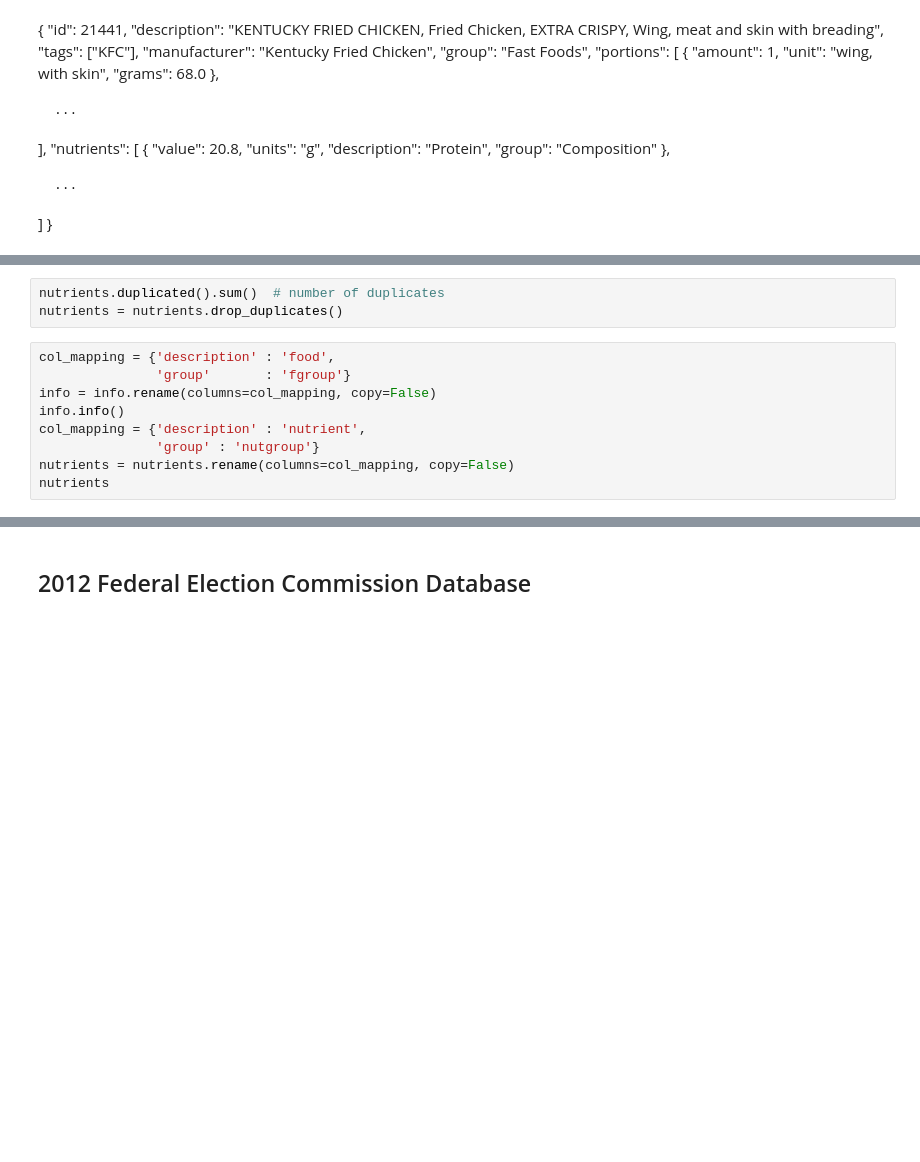
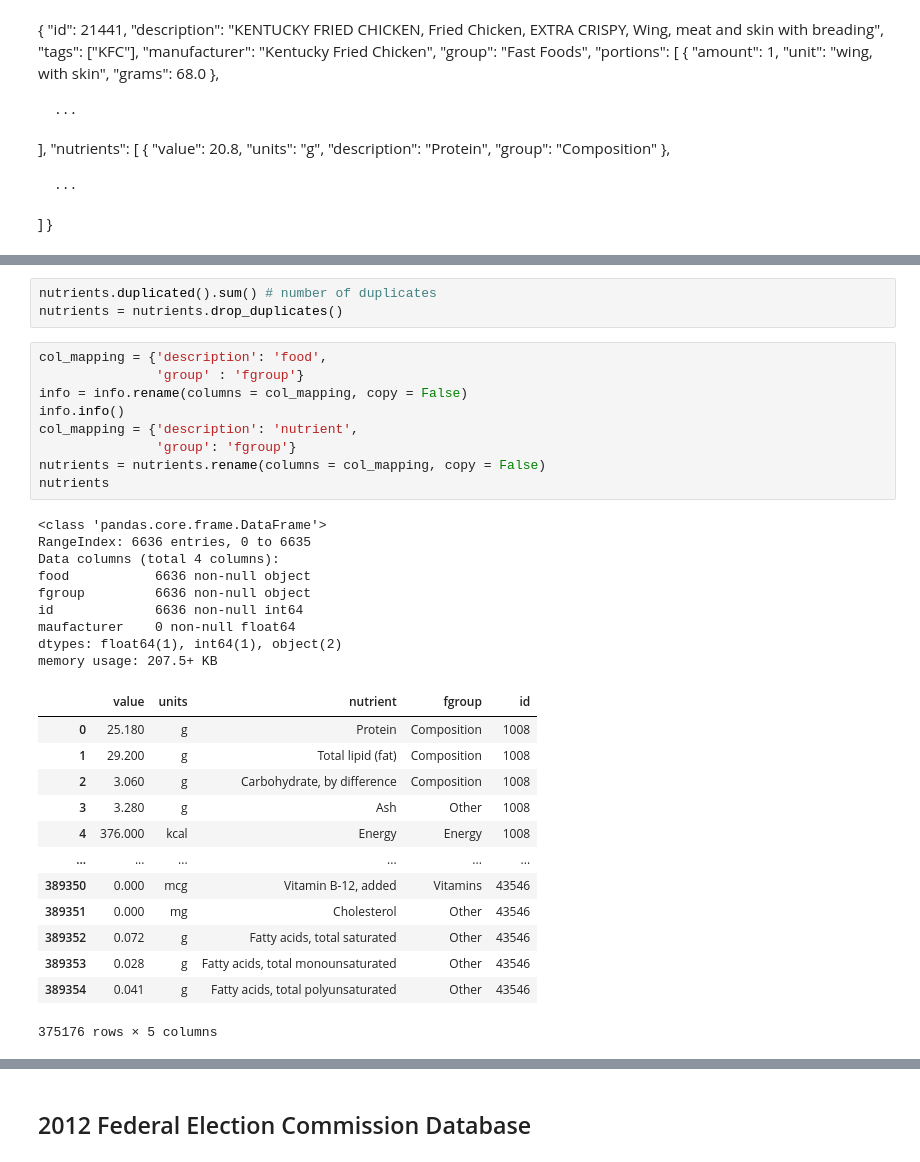
Before and after one commit to brijrajgohil/DataScienceProjects, a Jupyter notebook: BookPythonForDataAnalysis2ndEd/Main.ipynb, the cells around one changed output, grey strips where cells are left out. Cells and saved outputs as stored; diff of their text form; blank space fills up the shorter version.

```diff
--- a/BookPythonForDataAnalysis2ndEd/Main.ipynb
+++ b/BookPythonForDataAnalysis2ndEd/Main.ipynb
@@ -974,13 +1044,36 @@ nutrients
 # %%
-nutrients.duplicated().sum()  # number of duplicates
+nutrients.duplicated().sum() # number of duplicates
 nutrients = nutrients.drop_duplicates()
 # %%
-col_mapping = {'description' : 'food',
-               'group'       : 'fgroup'}
-info = info.rename(columns=col_mapping, copy=False)
+col_mapping = {'description': 'food',
+               'group' : 'fgroup'}
+info = info.rename(columns = col_mapping, copy = False)
 info.info()
-col_mapping = {'description' : 'nutrient',
-               'group' : 'nutgroup'}
-nutrients = nutrients.rename(columns=col_mapping, copy=False)
+col_mapping = {'description': 'nutrient',
+               'group': 'fgroup'}
+nutrients = nutrients.rename(columns = col_mapping, copy = False)
 nutrients
+# %% [output]
+<class 'pandas.core.frame.DataFrame'>
+RangeIndex: 6636 entries, 0 to 6635
+Data columns (total 4 columns):
+food           6636 non-null object
+fgroup         6636 non-null object
+id             6636 non-null int64
+maufacturer    0 non-null float64
+dtypes: float64(1), int64(1), object(2)
+memory usage: 207.5+ KB
+|  | value | units | nutrient | fgroup | id |
+| 0 | 25.180 | g | Protein | Composition | 1008 |
+| 1 | 29.200 | g | Total lipid (fat) | Composition | 1008 |
+| 2 | 3.060 | g | Carbohydrate, by difference | Composition | 1008 |
+| 3 | 3.280 | g | Ash | Other | 1008 |
+| 4 | 376.000 | kcal | Energy | Energy | 1008 |
+| ... | ... | ... | ... | ... | ... |
+| 389350 | 0.000 | mcg | Vitamin B-12, added | Vitamins | 43546 |
+| 389351 | 0.000 | mg | Cholesterol | Other | 43546 |
+| 389352 | 0.072 | g | Fatty acids, total saturated | Other | 43546 |
+| 389353 | 0.028 | g | Fatty acids, total monounsaturated | Other | 43546 |
+| 389354 | 0.041 | g | Fatty acids, total polyunsaturated | Other | 43546 |
+375176 rows × 5 columns
 # %%
```
Also changed, not shown: parts of 38 cells of this notebook.
